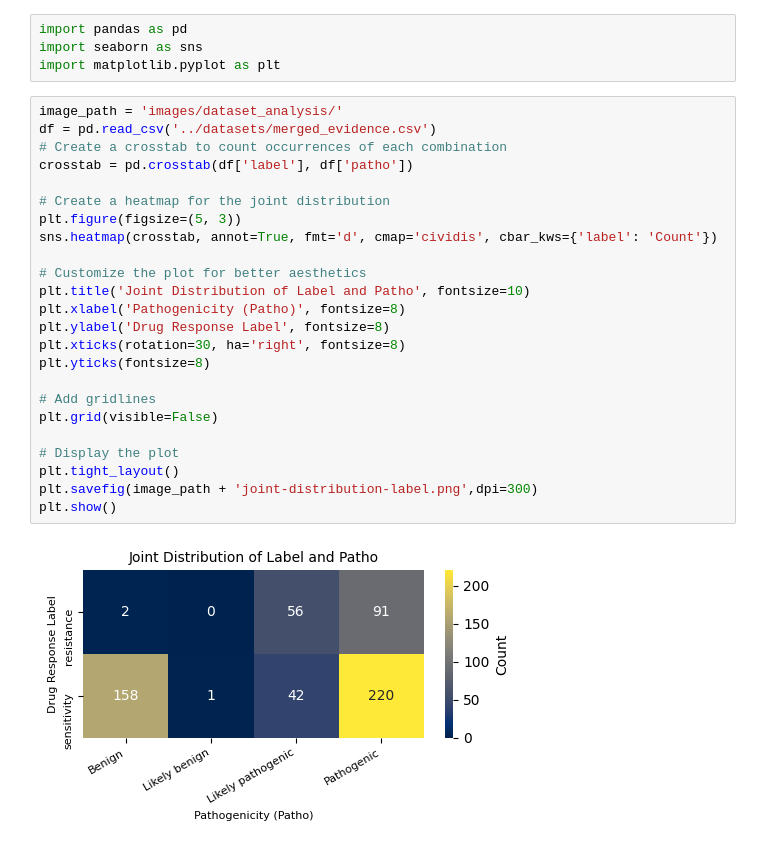
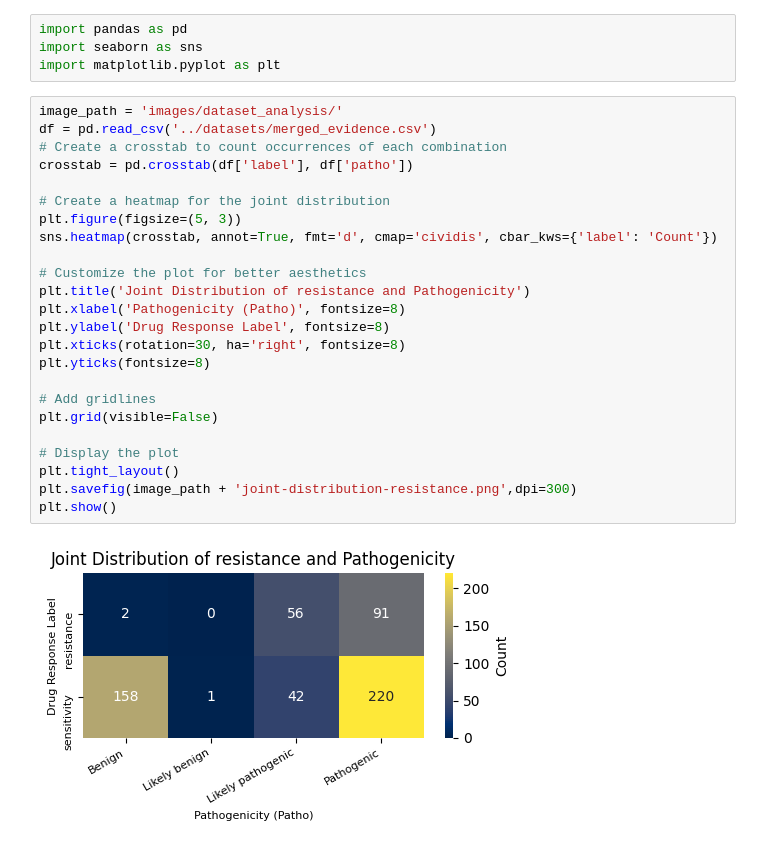
Before and after one commit to RoarBoil/LuminRX, a Jupyter notebook: experiments/01-dataset-analysis.ipynb, the cells around one changed output. Drawn from its saved outputs; the diff is of its cells as text.

```diff
--- a/experiments/01-dataset-analysis.ipynb
+++ b/experiments/01-dataset-analysis.ipynb
@@ -5,26 +5,26 @@ import matplotlib.pyplot as plt
 # %%
 image_path = 'images/dataset_analysis/'
 df = pd.read_csv('../datasets/merged_evidence.csv')
 # Create a crosstab to count occurrences of each combination
 crosstab = pd.crosstab(df['label'], df['patho'])
 
 # Create a heatmap for the joint distribution
 plt.figure(figsize=(5, 3))
 sns.heatmap(crosstab, annot=True, fmt='d', cmap='cividis', cbar_kws={'label': 'Count'})
 
 # Customize the plot for better aesthetics
-plt.title('Joint Distribution of Label and Patho', fontsize=10)
+plt.title('Joint Distribution of resistance and Pathogenicity')
 plt.xlabel('Pathogenicity (Patho)', fontsize=8)
 plt.ylabel('Drug Response Label', fontsize=8)
 plt.xticks(rotation=30, ha='right', fontsize=8)
 plt.yticks(fontsize=8)
 
 # Add gridlines
 plt.grid(visible=False)
 
 # Display the plot
 plt.tight_layout()
-plt.savefig(image_path + 'joint-distribution-label.png',dpi=300)
+plt.savefig(image_path + 'joint-distribution-resistance.png',dpi=300)
 plt.show()
 # %% [output]
-[figure, old version]
+[figure, new version]
```
Also changed, not shown: parts of 1 cell of this notebook.
